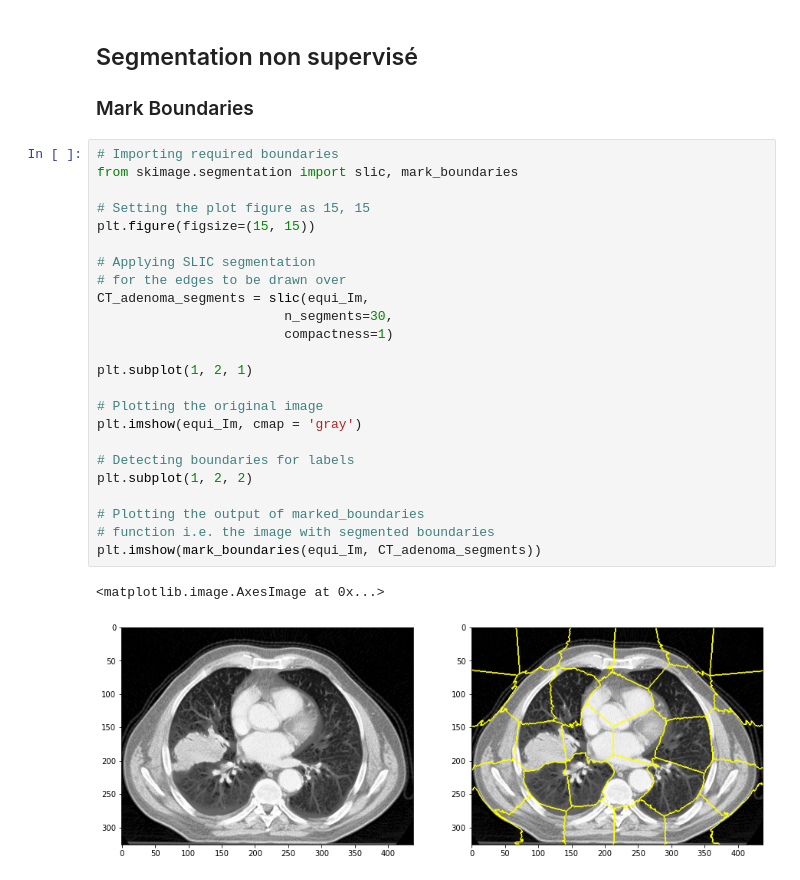
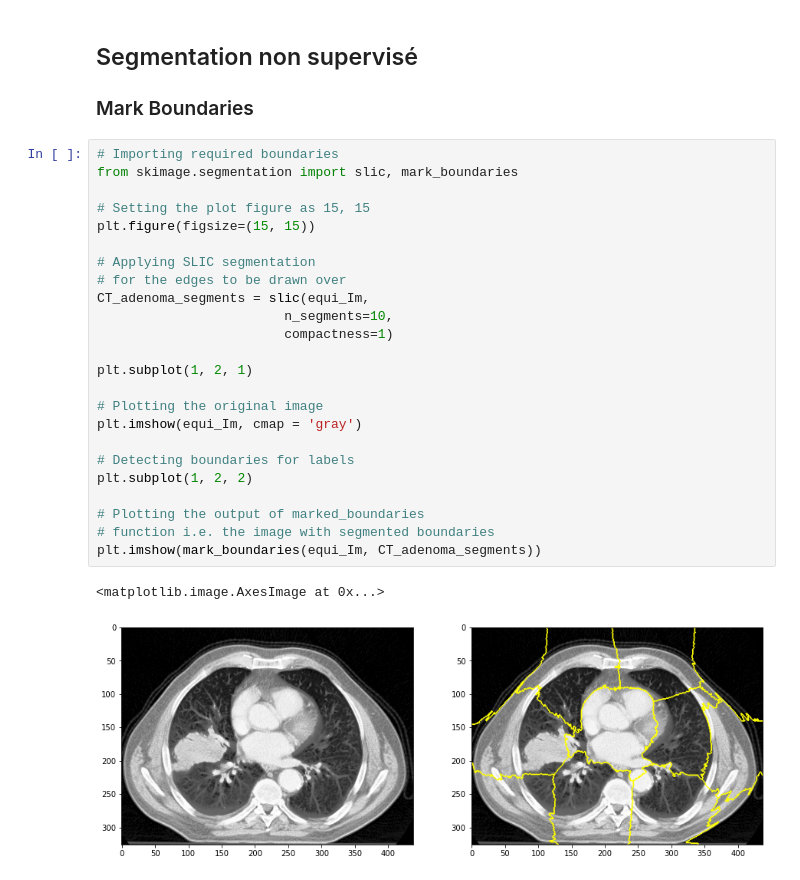
Before and after one commit to MulArt/Medical_Imaging, a Jupyter notebook: Segmentation.ipynb, the cells around one changed output. Drawn from its saved outputs; the diff is of its cells as text.

```diff
--- a/Segmentation.ipynb
+++ b/Segmentation.ipynb
@@ -91,27 +91,27 @@ plt.tight_layout()
 # %%
 # Importing required boundaries
 from skimage.segmentation import slic, mark_boundaries
 
 # Setting the plot figure as 15, 15
 plt.figure(figsize=(15, 15))
 
 # Applying SLIC segmentation
 # for the edges to be drawn over
 CT_adenoma_segments = slic(equi_Im,
-						n_segments=30,
+						n_segments=10,
 						compactness=1)
 
 plt.subplot(1, 2, 1)
 
 # Plotting the original image
 plt.imshow(equi_Im, cmap = 'gray')
 
 # Detecting boundaries for labels
 plt.subplot(1, 2, 2)
 
 # Plotting the output of marked_boundaries
 # function i.e. the image with segmented boundaries
 plt.imshow(mark_boundaries(equi_Im, CT_adenoma_segments))
 # %% [output]
 <matplotlib.image.AxesImage at 0x...>
-[figure, old version]
+[figure, new version]
```
Also changed, not shown: parts of 2 cells of this notebook.
